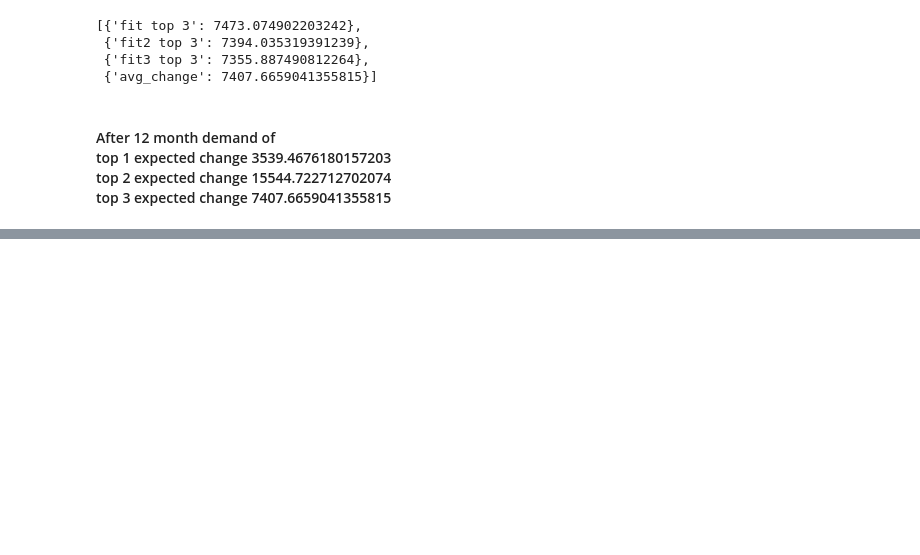
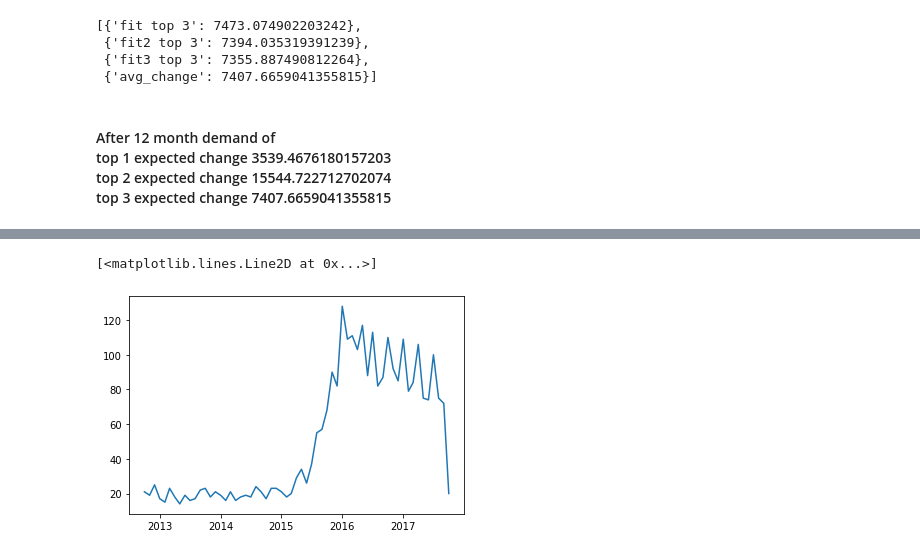
Before and after one commit to akib1162100/data_science_challenge, a Jupyter notebook: DS_challenge.ipynb, the cells around one changed output, grey strips where cells are left out. Cells and saved outputs as stored; diff of their text form; code cells hidden in the pictures; blank space fills up the shorter version.

```diff
--- a/DS_challenge.ipynb
+++ b/DS_challenge.ipynb
@@ -390,0 +467,5 @@ errs3
+# %%
+plt.plot(analysis1)
+# %% [output]
+[<matplotlib.lines.Line2D at 0x...>]
+[figure, added]
```
Also changed, not shown: parts of 88 cells of this notebook.
